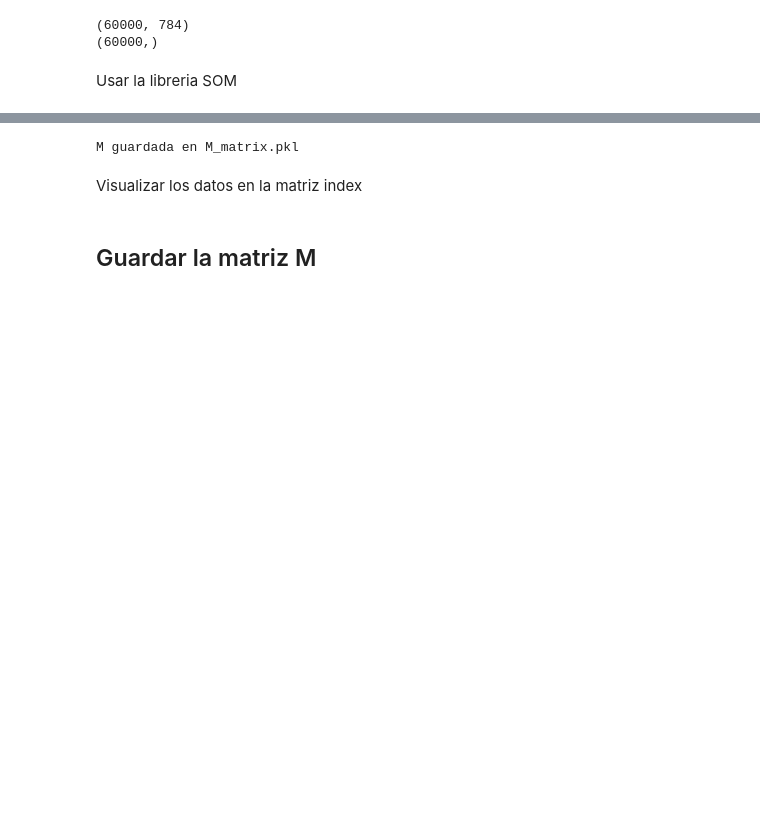
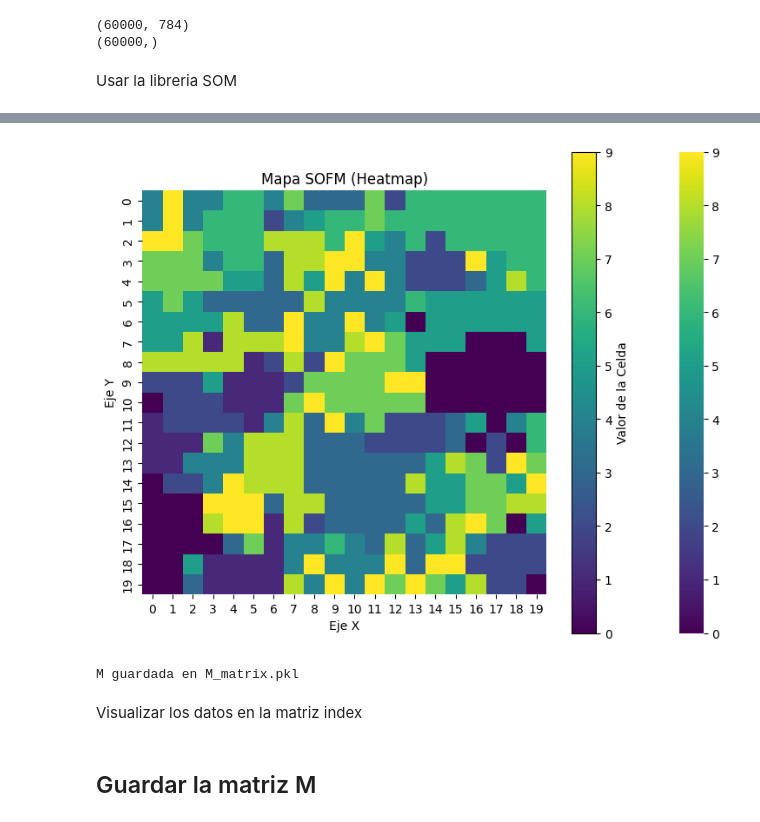
Before and after one commit to thsergitox/api-for-somnn, a Jupyter notebook: Kohonen_SOM_mnist.ipynb, the cells around one changed output, grey strips where cells are left out. Saved outputs shown, nothing was run; the diff lists cells and outputs as text; code cells hidden in the pictures; blank space fills up the shorter version.

```diff
--- a/Kohonen_SOM_mnist.ipynb
+++ b/Kohonen_SOM_mnist.ipynb
@@ -126,3 +126,25 @@ print(M)
+# %%
+import matplotlib.pyplot as plt
+import seaborn as sns
+
+M_np = np.array(M)
+
+plt.figure(figsize=(8, 6))        # Ajusta el tamaño del gráfico a gusto
+ax = sns.heatmap(M,
+                 cmap='viridis',      # Paleta de colores (puedes probar 'plasma', 'coolwarm', etc.)
+                 annot=False,         # Cambia a True si quieres ver los valores en cada celda
+                 fmt='.1f',           # Formato numérico (si usas annot=True)
+                 square=True)         # Para celdas cuadradas
+
+plt.title("Mapa SOFM (Heatmap)")
+plt.xlabel("Eje X")   # Etiquetas opcionales
+plt.ylabel("Eje Y")
+cbar = plt.colorbar(ax.collections[0], label="Valor de la Celda")
+
+plt.tight_layout()    # Ajusta espacios para que no se superponga nada
+plt.show()
+# %% [output]
+[figure, added]
 # %%
 # Guardar la matriz M
 import pickle
```
Also changed, not shown: parts of 5 cells of this notebook, 1 other file.
